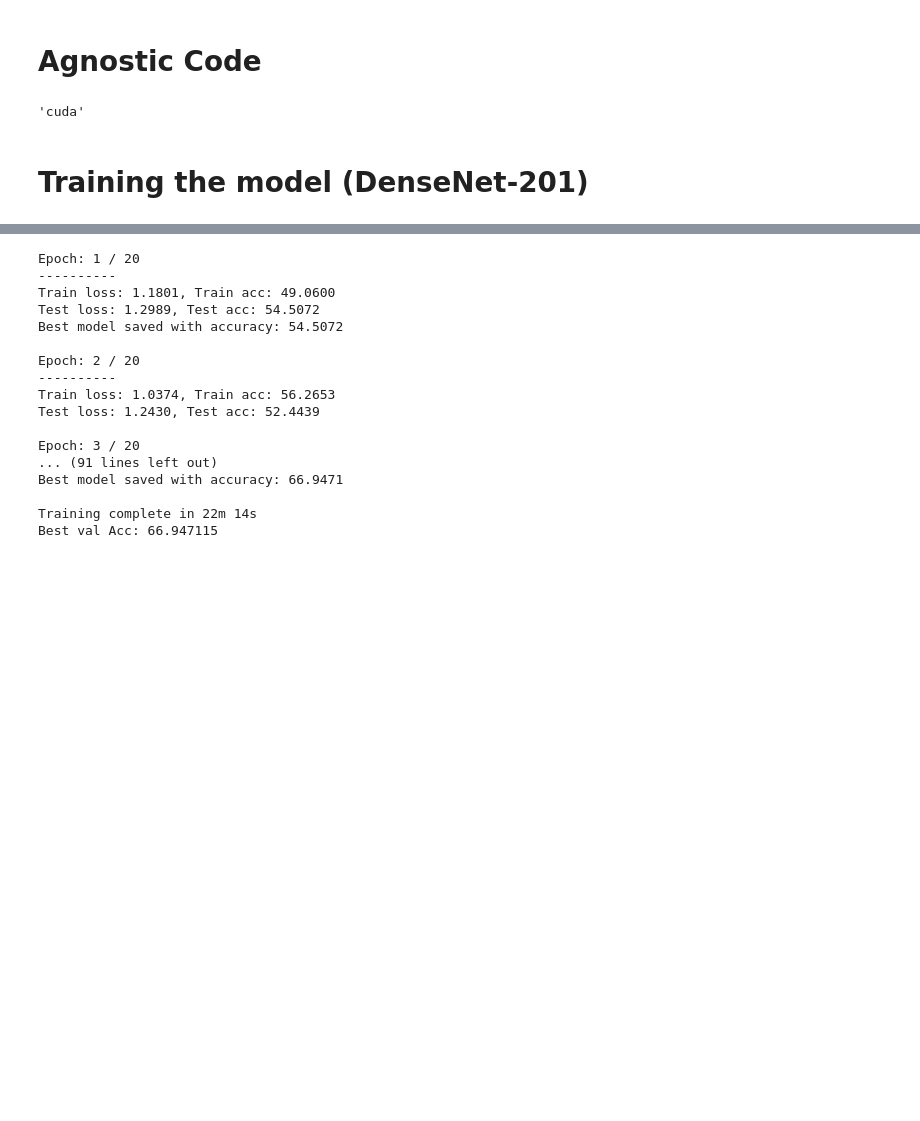
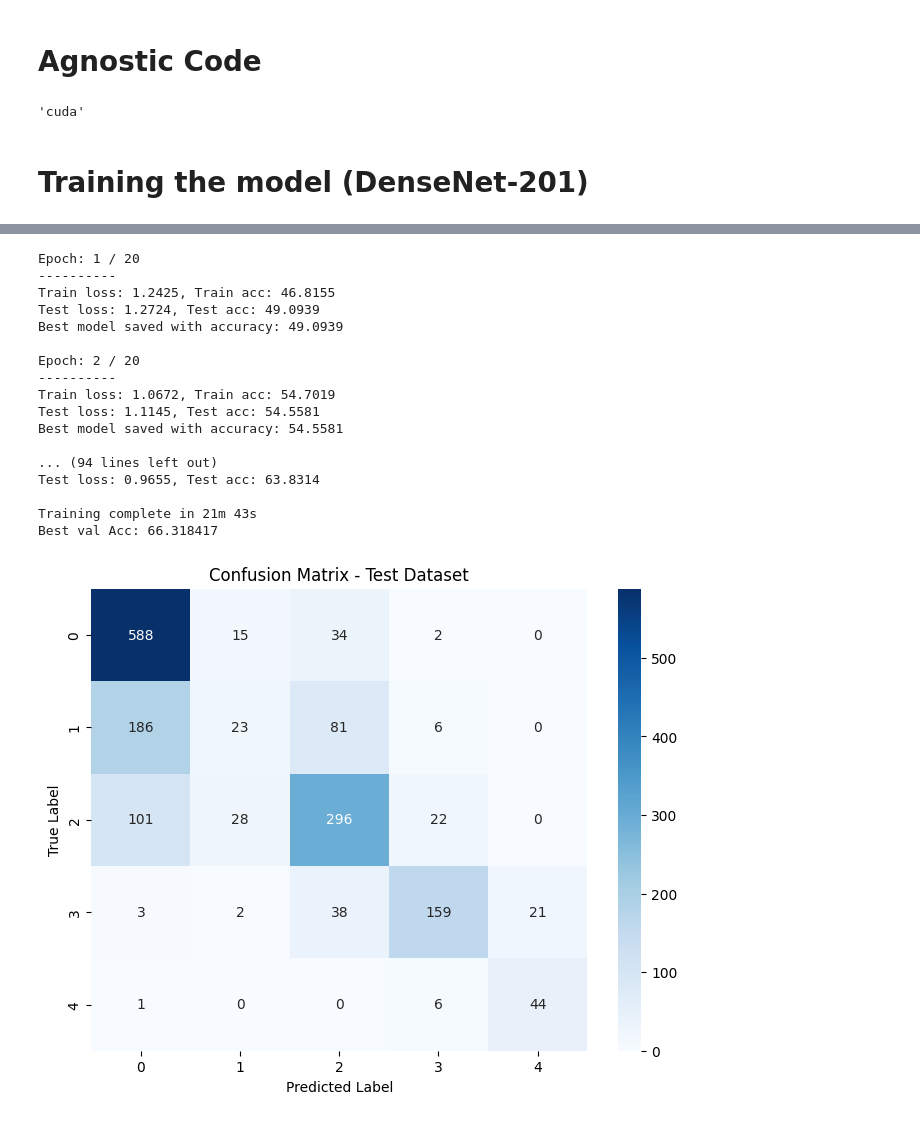
Before and after one commit to famub/2026-GP1-02, a Jupyter notebook: models/DenseNet201.ipynb, the cells around one changed output, grey strips where cells are left out. Cells and saved outputs as stored; diff of their text form; code cells hidden in the pictures; blank space fills up the shorter version.

Commit message:
Confusion matrix and some edits

```diff
--- a/models/DenseNet201.ipynb
+++ b/models/DenseNet201.ipynb
@@ -356,7 +377,7 @@ with TemporaryDirectory() as tempdir:
 
   epochs = 20
 
-  for epoch in range(epochs):
+  for epoch in tqdm(range(epochs)):
     print(f'Epoch: {epoch + 1} / {epochs}')
     print('-' * 10)
 
@@ -367,7 +388,7 @@ with TemporaryDirectory() as tempdir:
                 acc_fn=acc_fn)
 
     epoch_acc = test_step(model=model_ft,
-                    data_loader=test_loader,
+                    data_loader=val_loader,
                     loss_fn=loss_fn,
                     acc_fn=acc_fn)
 
@@ -387,18 +408,60 @@ with TemporaryDirectory() as tempdir:
 # %% [output]
 Epoch: 1 / 20
 ----------
-Train loss: 1.1801, Train acc: 49.0600
-Test loss: 1.2989, Test acc: 54.5072
-Best model saved with accuracy: 54.5072
+Train loss: 1.2425, Train acc: 46.8155
+Test loss: 1.2724, Test acc: 49.0939
+Best model saved with accuracy: 49.0939
 
 Epoch: 2 / 20
 ----------
-Train loss: 1.0374, Train acc: 56.2653
-Test loss: 1.2430, Test acc: 52.4439
+Train loss: 1.0672, Train acc: 54.7019
+Test loss: 1.1145, Test acc: 54.5581
+Best model saved with accuracy: 54.5581
 
-Epoch: 3 / 20
-... (91 lines left out)
-Best model saved with accuracy: 66.9471
+... (94 lines left out)
+Test loss: 0.9655, Test acc: 63.8314
 
-Training complete in 22m 14s
-Best val Acc: 66.947115
+Training complete in 21m 43s
+Best val Acc: 66.318417
+# %%
+import torch
+import numpy as np
+import matplotlib.pyplot as plt
+import seaborn as sns
+from sklearn.metrics import confusion_matrix
+
+# Put model in evaluation mode
+model_ft.eval()
+all_preds = []
+all_labels = []
+
+# Get predictions on test set
+with torch.inference_mode():
+    for inputs, labels in test_loader:
+        inputs = inputs.to(device)
+        outputs = model_ft(inputs)
+        preds = outputs.argmax(dim=1).cpu().numpy()
+
+        all_preds.extend(preds)
+        all_labels.extend(labels.numpy())
+
+# Compute confusion matrix
+cm = confusion_matrix(all_labels, all_preds)
+class_names = train.classes
+
+# Plot confusion matrix
+plt.figure(figsize=(8, 6))
+sns.heatmap(
+    cm,
+    annot=True,
+    fmt='d',
+    cmap='Blues',
+    xticklabels=class_names,
+    yticklabels=class_names
+)
+plt.title('Confusion Matrix - Test Dataset')
+plt.ylabel('True Label')
+plt.xlabel('Predicted Label')
+plt.show()
+# %% [output]
+[figure, added]
```
Also changed, not shown: parts of 9 cells of this notebook.
